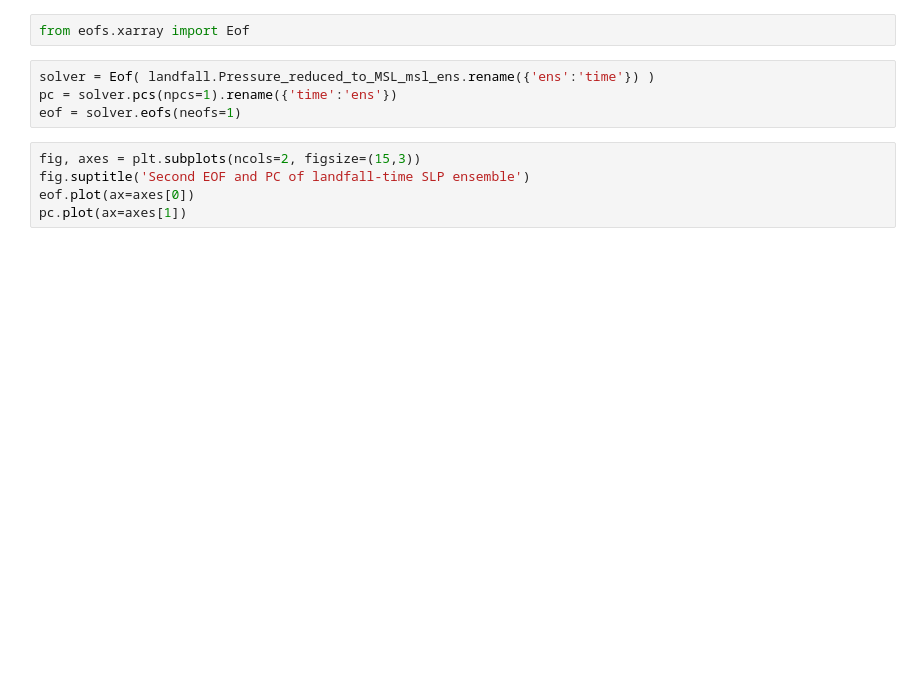
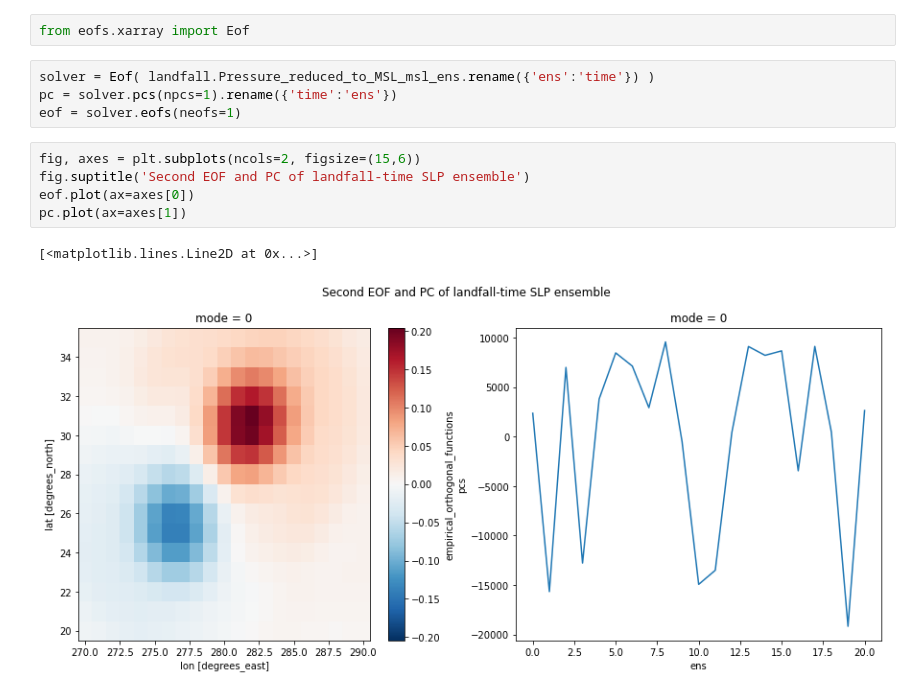
Before and after one commit to fuyihang98/MPO624_2022, a Jupyter notebook: Notebooks/Irma_Yihang.ipynb, the cells around one changed output. Drawn from its saved outputs; the diff is of its cells as text; blank space fills up the shorter version.

```diff
--- a/Notebooks/Irma_Yihang.ipynb
+++ b/Notebooks/Irma_Yihang.ipynb
@@ -85,9 +85,12 @@ solver = Eof( landfall.Pressure_reduced_to_MSL_msl_ens.rename({'ens':'time'}) )
 pc = solver.pcs(npcs=1).rename({'time':'ens'})
 eof = solver.eofs(neofs=1)
 # %%
-fig, axes = plt.subplots(ncols=2, figsize=(15,3))
+fig, axes = plt.subplots(ncols=2, figsize=(15,6))
 fig.suptitle('Second EOF and PC of landfall-time SLP ensemble')
 eof.plot(ax=axes[0])
 pc.plot(ax=axes[1])
+# %% [output]
+[<matplotlib.lines.Line2D at 0x...>]
+[figure, added]
 # %%
 projection = ccrs.PlateCarree()
```
Also changed, not shown: parts of 4 cells of this notebook.
